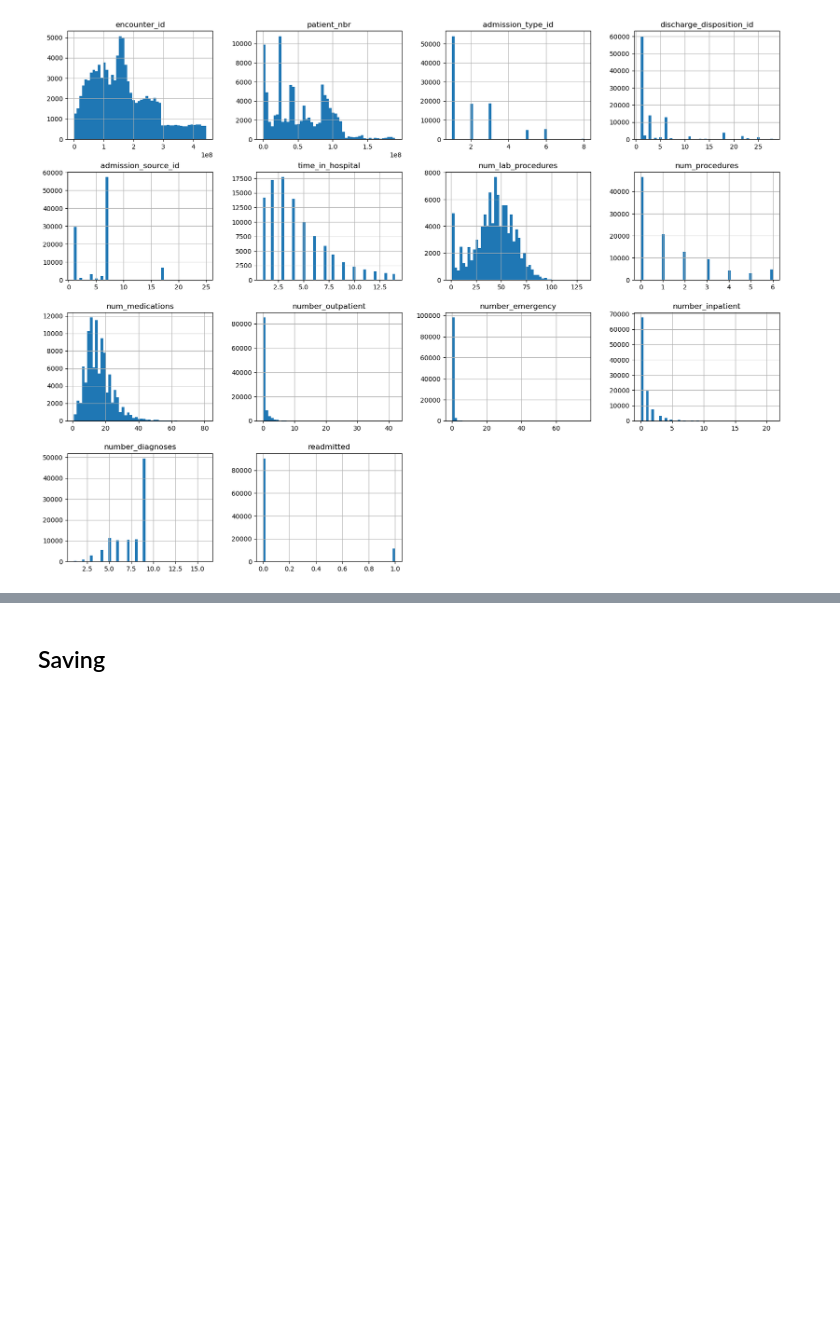
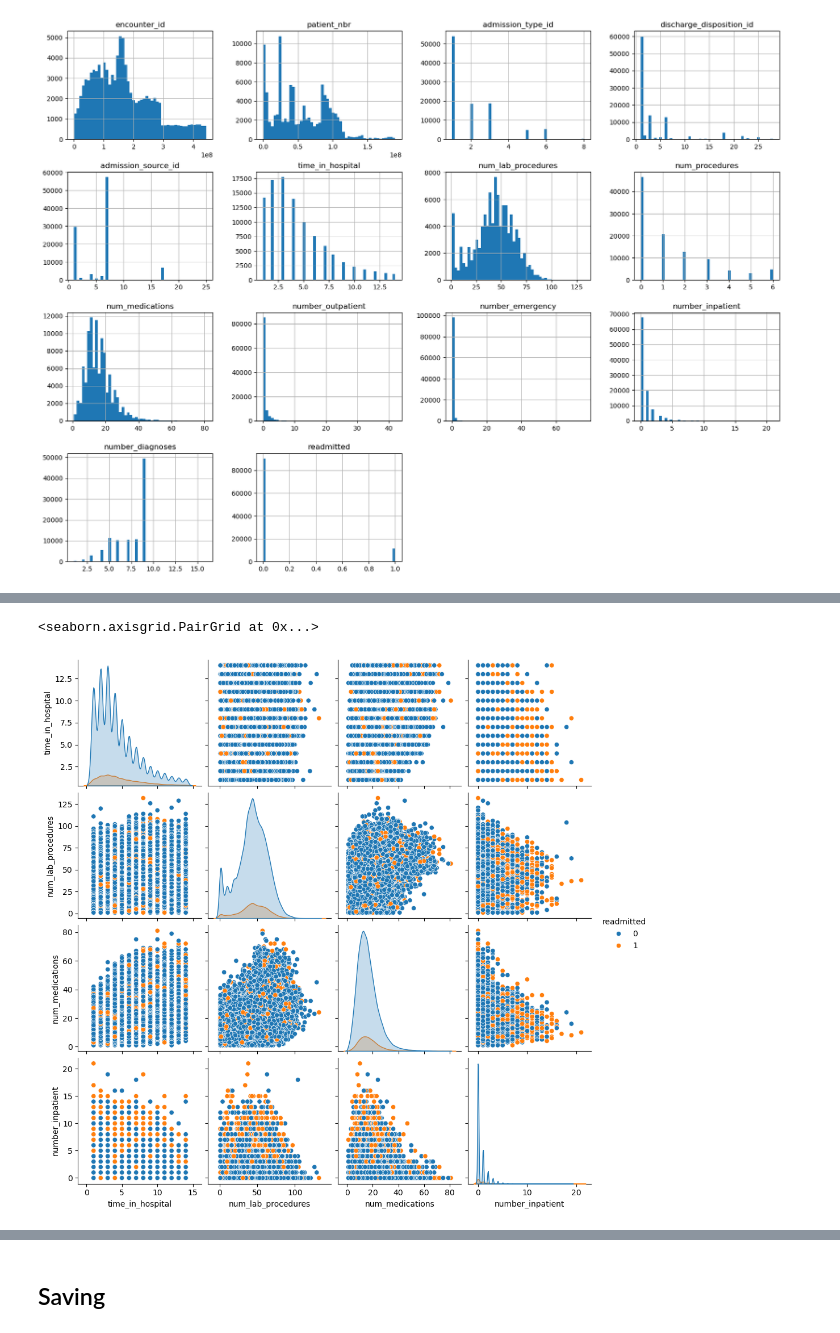
Before and after one commit to TimothyHHMai/diabetes-analysis, a Jupyter notebook: notebooks/preprocessing.ipynb, the cells around one changed output, grey strips where cells are left out. Saved outputs shown, nothing was run; the diff lists cells and outputs as text; code cells hidden in the pictures; blank space fills up the shorter version.

```diff
--- a/notebooks/preprocessing.ipynb
+++ b/notebooks/preprocessing.ipynb
@@ -222,0 +240,7 @@ plt.show()
+# %%
+cols = ['time_in_hospital', 'num_lab_procedures', 'num_medications', 'number_inpatient']
+
+sns.pairplot(df[cols + ['readmitted']], hue='readmitted')
+# %% [output]
+<seaborn.axisgrid.PairGrid at 0x...>
+[figure, added]
```
Also changed, not shown: parts of 4 cells of this notebook.
